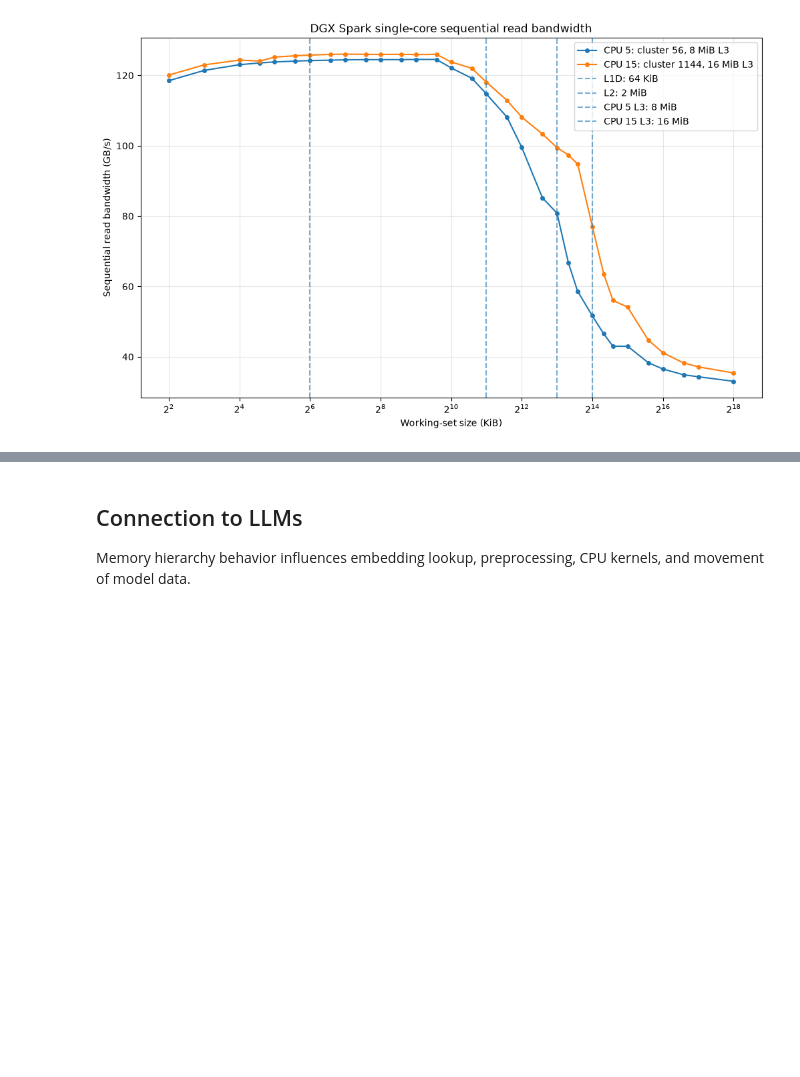
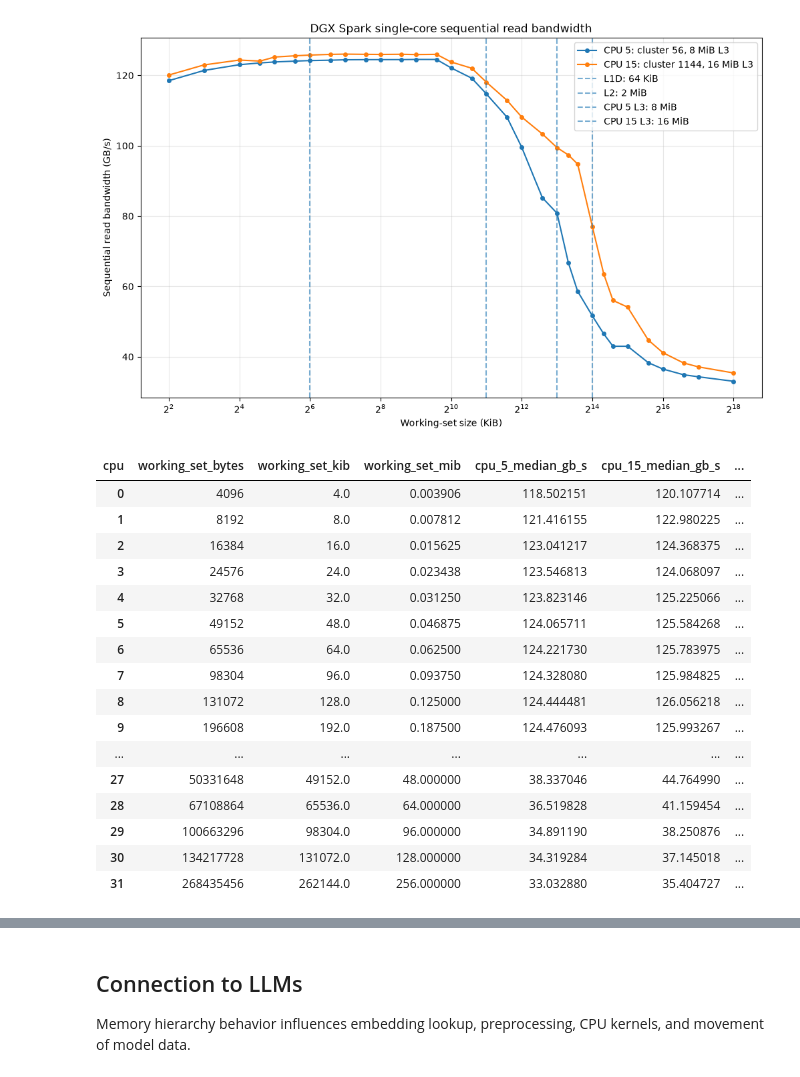
Before and after one commit to coert/dgx-spark-lab, a Jupyter notebook: experiments/00-foundations/02-memory-hierarchy.ipynb, the cells around one changed output, grey strips where cells are left out. Saved outputs shown, nothing was run; the diff lists cells and outputs as text; code cells hidden in the pictures; blank space fills up the shorter version.

```diff
--- a/experiments/00-foundations/02-memory-hierarchy.ipynb
+++ b/experiments/00-foundations/02-memory-hierarchy.ipynb
@@ -1347,3 +1347,49 @@ axis.legend()
 plt.show()
 # %% [output]
 [figure]
+# %%
+bandwidth_comparison = bandwidth_summary.pivot(
+    index=[
+        "working_set_bytes",
+        "working_set_kib",
+        "working_set_mib",
+    ],
+    columns="cpu",
+    values="median_gb_s",
+).reset_index()
+
+bandwidth_comparison = bandwidth_comparison.rename(
+    columns={
+        5: "cpu_5_median_gb_s",
+        15: "cpu_15_median_gb_s",
+    }
+)
+
+bandwidth_comparison["cpu_15_over_cpu_5"] = (
+    bandwidth_comparison["cpu_15_median_gb_s"]
+    / bandwidth_comparison["cpu_5_median_gb_s"]
+)
+
+bandwidth_comparison["cpu_15_percent_higher"] = (
+    bandwidth_comparison["cpu_15_over_cpu_5"] - 1
+) * 100
+
+bandwidth_comparison
+# %% [output]
+| cpu | working_set_bytes | working_set_kib | working_set_mib | cpu_5_median_gb_s | cpu_15_median_gb_s | ... |
+| 0 | 4096 | 4.0 | 0.003906 | 118.502151 | 120.107714 | ... |
+| 1 | 8192 | 8.0 | 0.007812 | 121.416155 | 122.980225 | ... |
+| 2 | 16384 | 16.0 | 0.015625 | 123.041217 | 124.368375 | ... |
+| 3 | 24576 | 24.0 | 0.023438 | 123.546813 | 124.068097 | ... |
+| 4 | 32768 | 32.0 | 0.031250 | 123.823146 | 125.225066 | ... |
+| 5 | 49152 | 48.0 | 0.046875 | 124.065711 | 125.584268 | ... |
+| 6 | 65536 | 64.0 | 0.062500 | 124.221730 | 125.783975 | ... |
+| 7 | 98304 | 96.0 | 0.093750 | 124.328080 | 125.984825 | ... |
+| 8 | 131072 | 128.0 | 0.125000 | 124.444481 | 126.056218 | ... |
+| 9 | 196608 | 192.0 | 0.187500 | 124.476093 | 125.993267 | ... |
+| ... | ... | ... | ... | ... | ... | ... |
+| 27 | 50331648 | 49152.0 | 48.000000 | 38.337046 | 44.764990 | ... |
+| 28 | 67108864 | 65536.0 | 64.000000 | 36.519828 | 41.159454 | ... |
+| 29 | 100663296 | 98304.0 | 96.000000 | 34.891190 | 38.250876 | ... |
+| 30 | 134217728 | 131072.0 | 128.000000 | 34.319284 | 37.145018 | ... |
+| 31 | 268435456 | 262144.0 | 256.000000 | 33.032880 | 35.404727 | ... |
```
Also changed, not shown: parts of 3 cells of this notebook.
